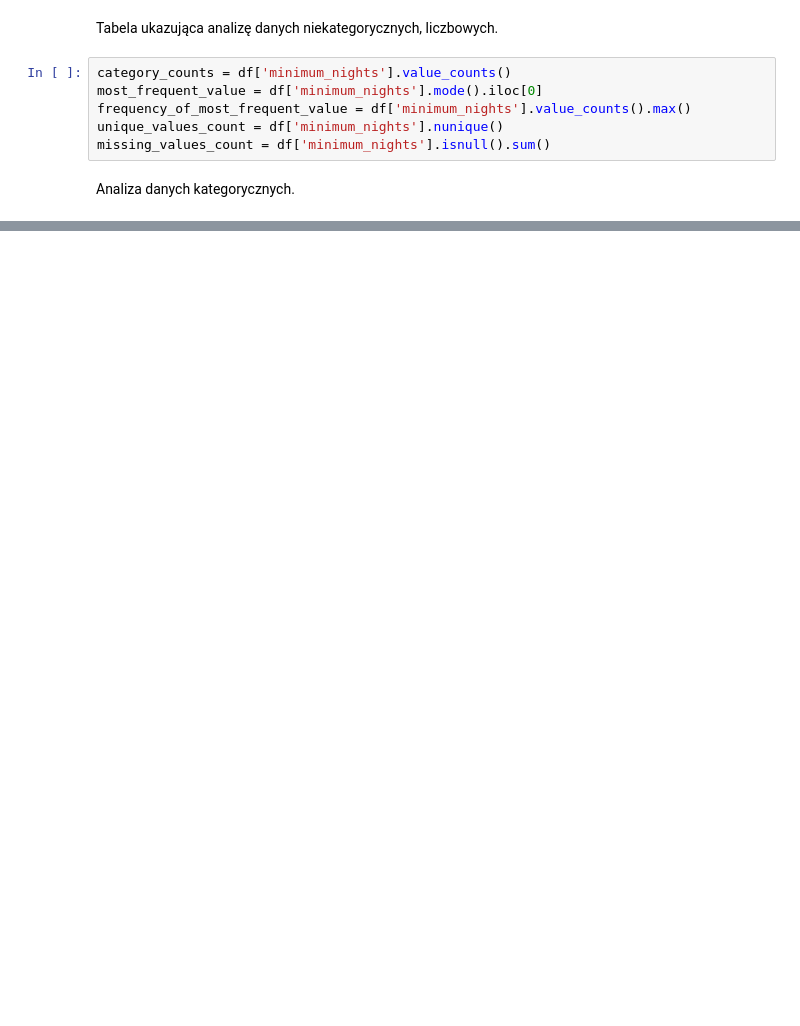
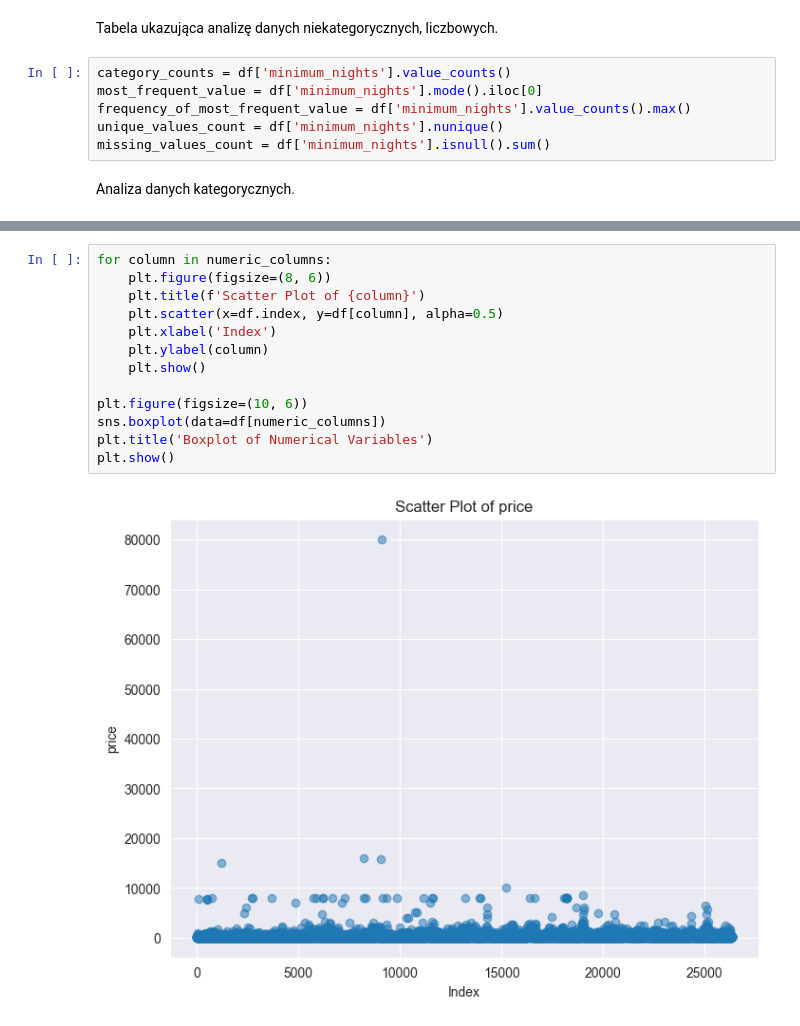
Before and after one commit to TomaszK-stack/Projekt1DS, a Jupyter notebook: sample.ipynb, the cells around one changed output, grey strips where cells are left out. Drawn from its saved outputs; the diff is of its cells as text; blank space fills up the shorter version.

```diff
--- a/sample.ipynb
+++ b/sample.ipynb
@@ -130,0 +205,15 @@ Analiza danych kategorycznych.
+# %%
+for column in numeric_columns:
+    plt.figure(figsize=(8, 6))
+    plt.title(f'Scatter Plot of {column}')
+    plt.scatter(x=df.index, y=df[column], alpha=0.5)
+    plt.xlabel('Index')
+    plt.ylabel(column)
+    plt.show()
+
+plt.figure(figsize=(10, 6))
+sns.boxplot(data=df[numeric_columns])
+plt.title('Boxplot of Numerical Variables')
+plt.show()
+# %% [output]
+[figure, added]
```
Also changed, not shown: parts of 11 cells of this notebook, 1 other file.
